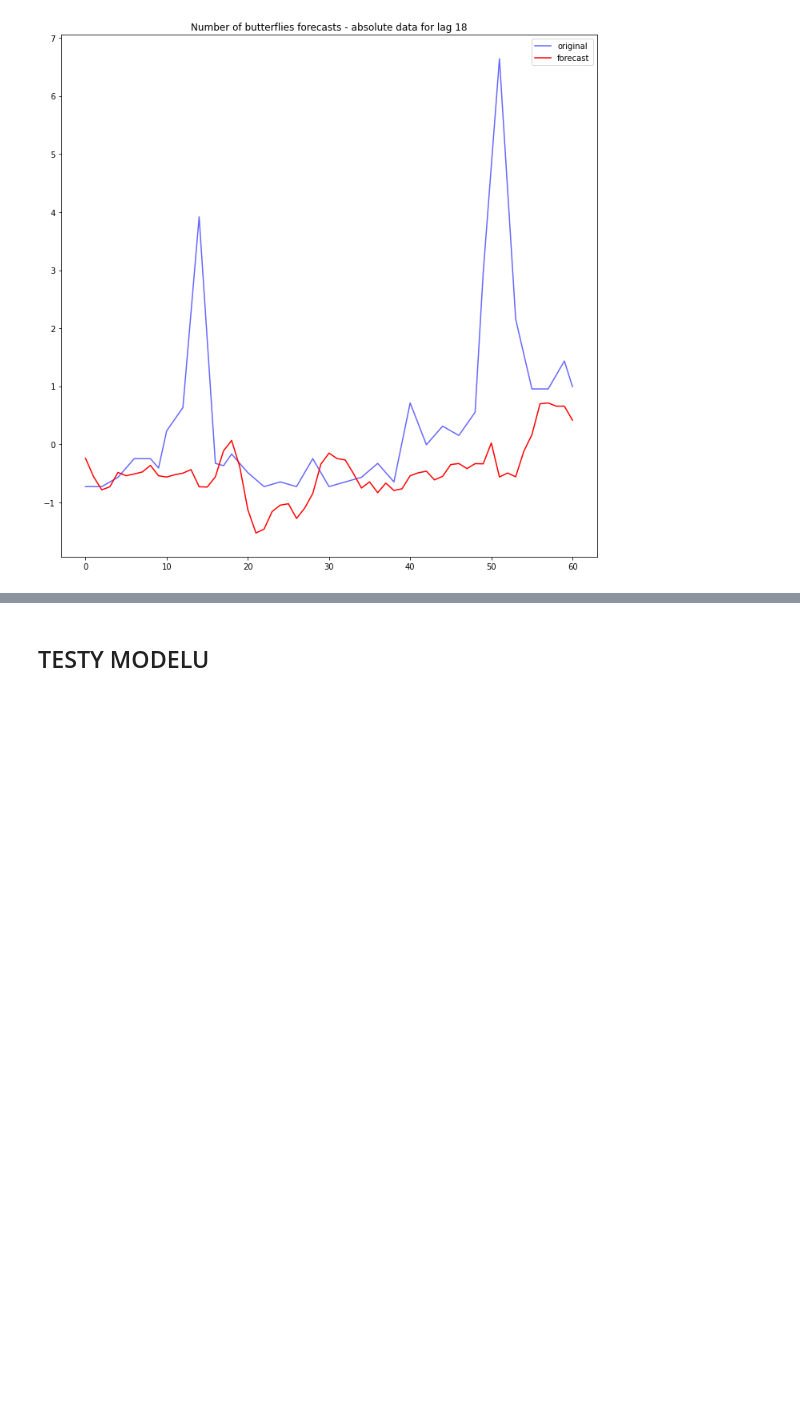
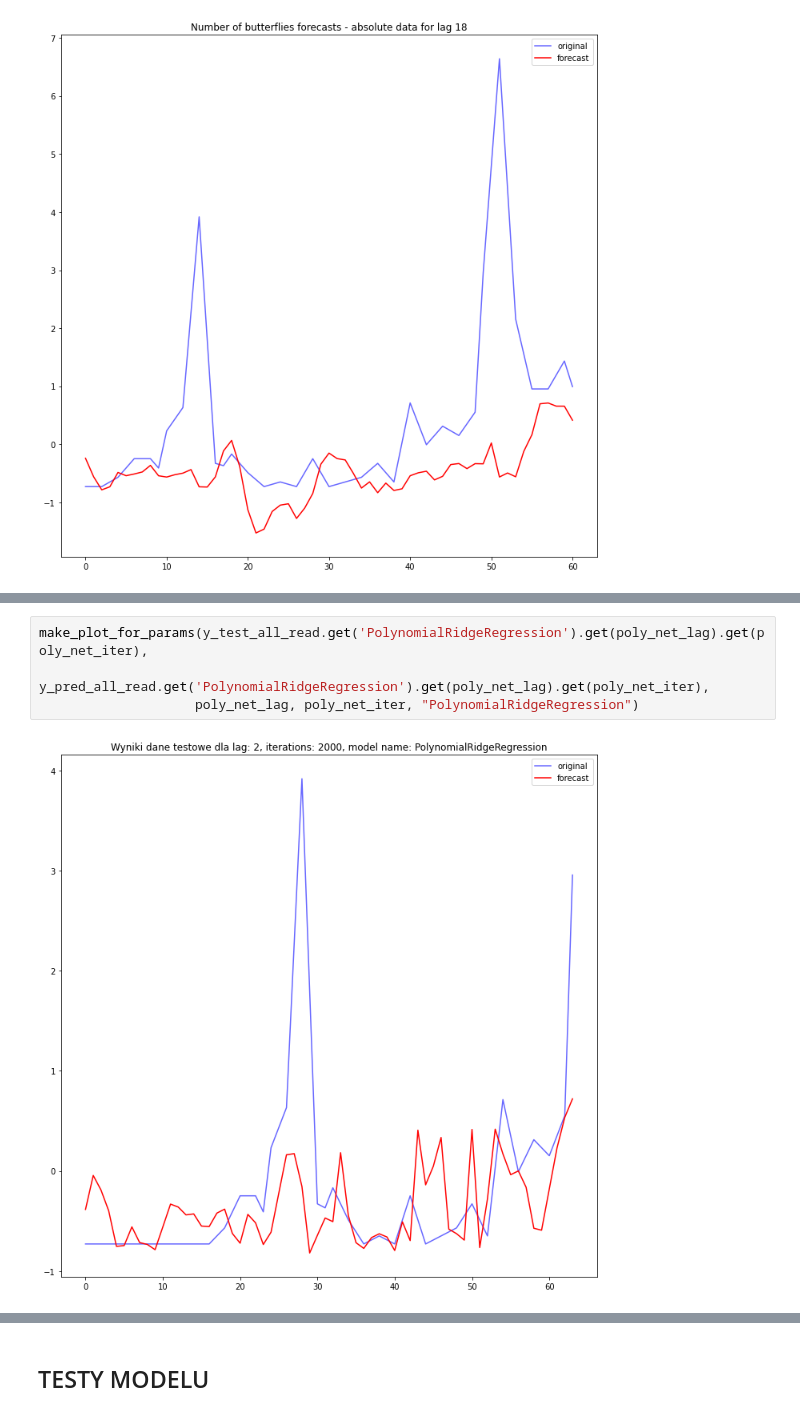
Before and after one commit to Ligerd/research_project, a Jupyter notebook: code/Ręczna_regresja.ipynb, the cells around one changed output, grey strips where cells are left out. Cells and saved outputs as stored; diff of their text form; blank space fills up the shorter version.

```diff
--- a/code/Ręczna_regresja.ipynb
+++ b/code/Ręczna_regresja.ipynb
@@ -587,0 +714,6 @@ plt.show()
+# %%
+make_plot_for_params(y_test_all_read.get('PolynomialRidgeRegression').get(poly_net_lag).get(poly_net_iter),
+                     y_pred_all_read.get('PolynomialRidgeRegression').get(poly_net_lag).get(poly_net_iter),
+                    poly_net_lag, poly_net_iter, "PolynomialRidgeRegression")
+# %% [output]
+[figure, added]
```
Also changed, not shown: parts of 27 cells of this notebook.
